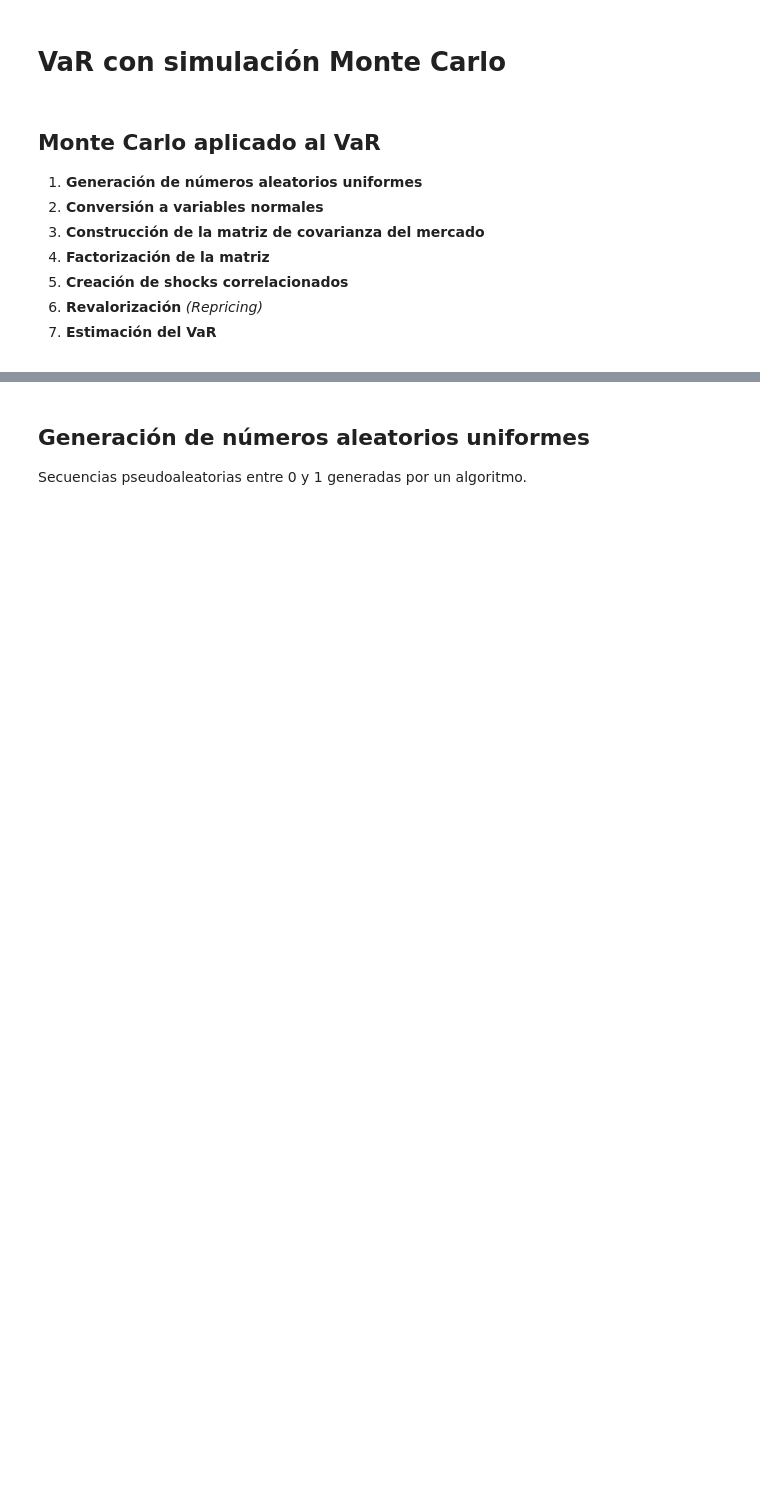
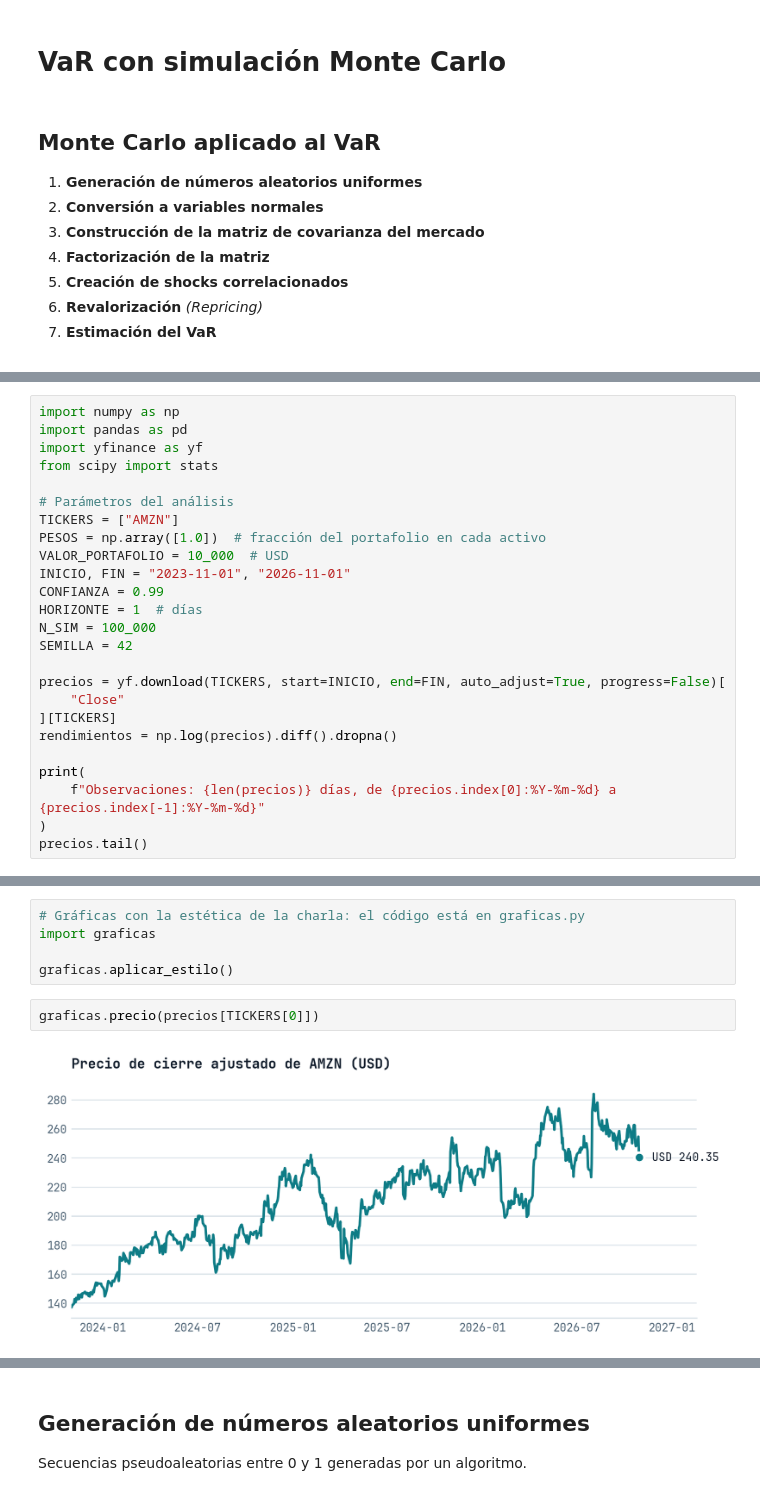
Before and after one commit to josgarciave/montecarlo-bomba-atomica-finanzas, a Jupyter notebook: notebooks/01_var.ipynb, the cells around one changed output, grey strips where cells are left out. Drawn from its saved outputs; the diff is of its cells as text; blank space fills up the shorter version.

```diff
--- a/notebooks/01_var.ipynb
+++ b/notebooks/01_var.ipynb
@@ -15,0 +20,25 @@
+# %%
+import numpy as np
+import pandas as pd
+import yfinance as yf
+from scipy import stats
+
+# Parámetros del análisis
+TICKERS = ["AMZN"]
+PESOS = np.array([1.0])  # fracción del portafolio en cada activo
+VALOR_PORTAFOLIO = 10_000  # USD
+INICIO, FIN = "2023-11-01", "2026-11-01"
+CONFIANZA = 0.99
+HORIZONTE = 1  # días
+N_SIM = 100_000
+SEMILLA = 42
+
+precios = yf.download(TICKERS, start=INICIO, end=FIN, auto_adjust=True, progress=False)[
+    "Close"
+][TICKERS]
+rendimientos = np.log(precios).diff().dropna()
+
+print(
+    f"Observaciones: {len(precios)} días, de {precios.index[0]:%Y-%m-%d} a {precios.index[-1]:%Y-%m-%d}"
+)
+precios.tail()
@@ -15,0 +54,9 @@
+# %%
+# Gráficas con la estética de la charla: el código está en graficas.py
+import graficas
+
+graficas.aplicar_estilo()
+# %%
+graficas.precio(precios[TICKERS[0]])
+# %% [output]
+[figure, added]
```
Also changed, not shown: parts of 15 cells of this notebook, 9 other files.
